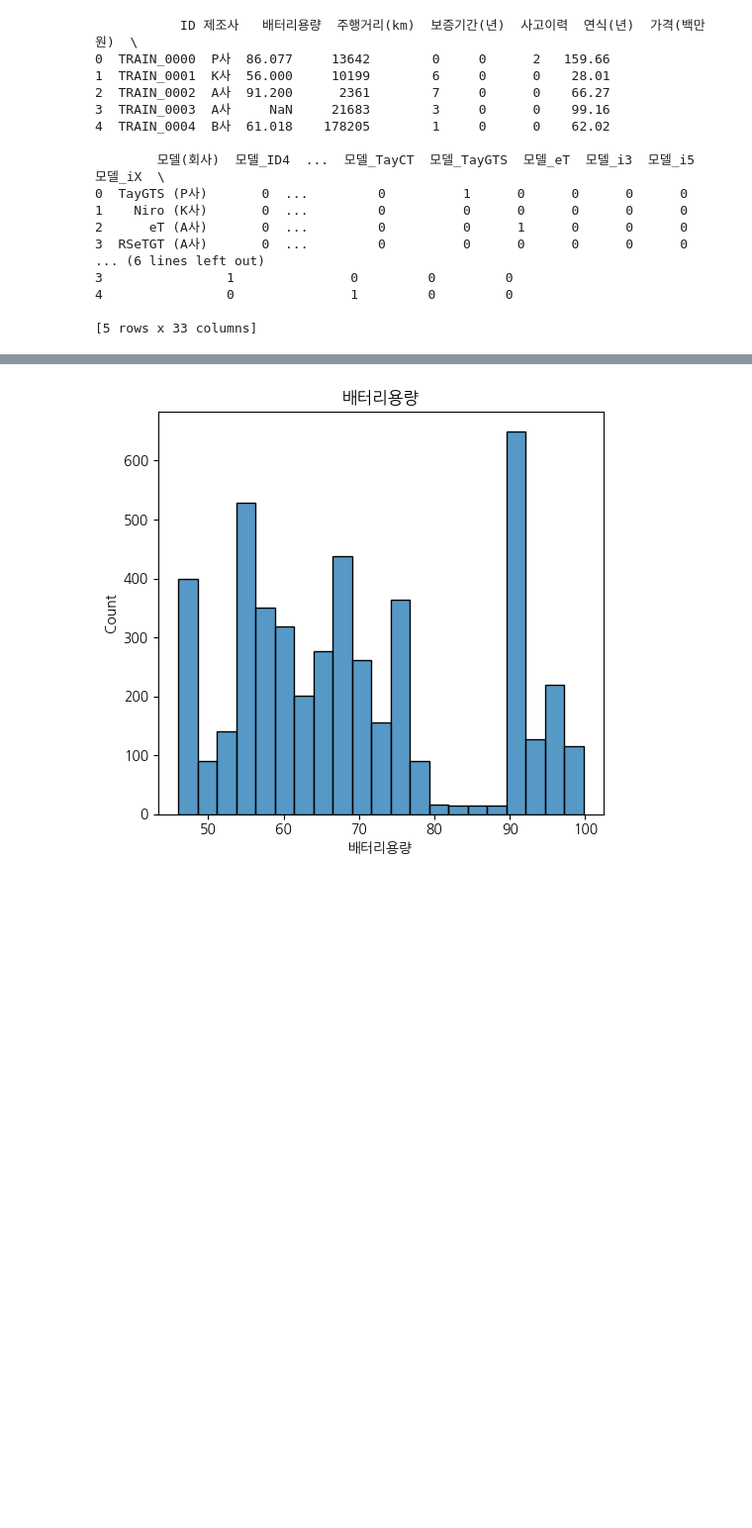
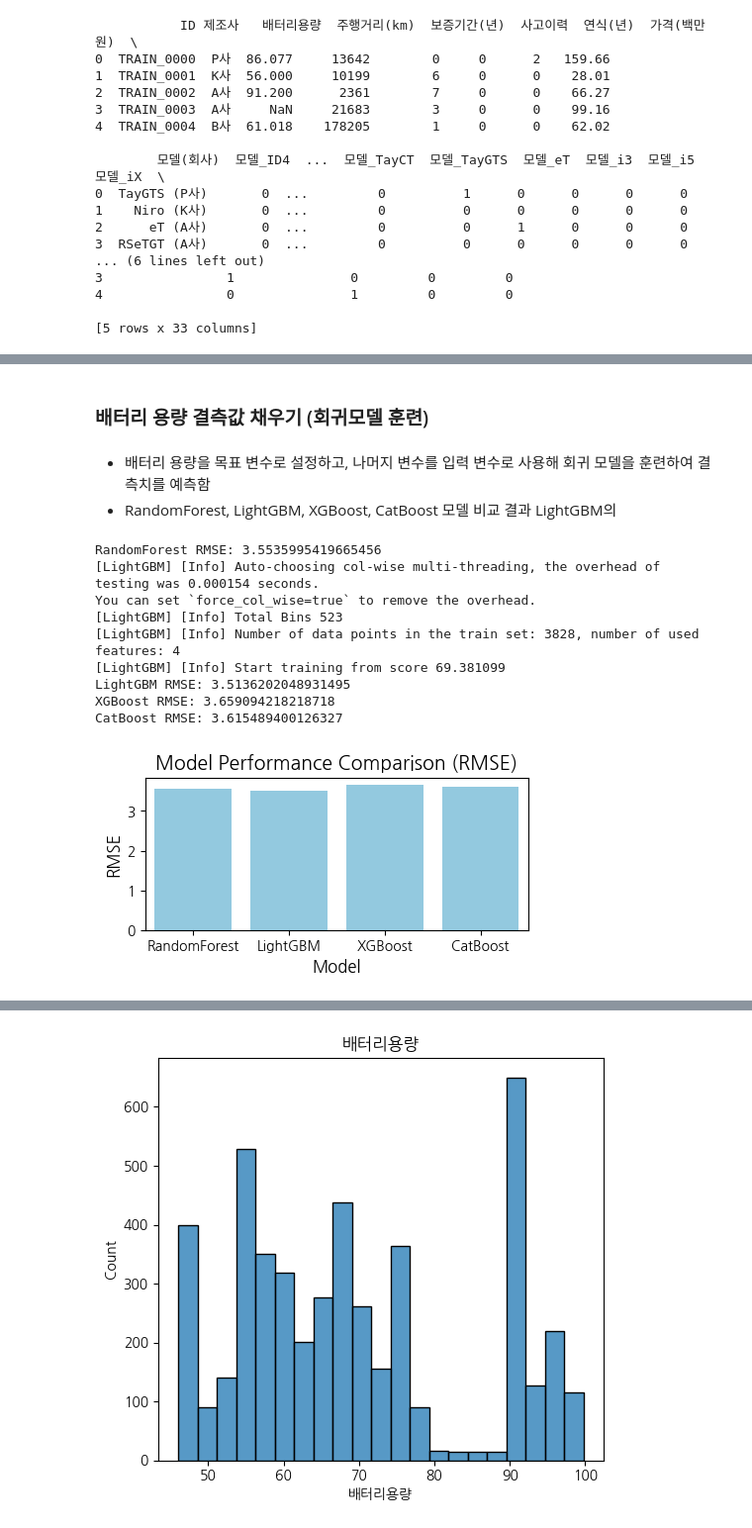
Before and after one commit to Lucypothesis/EV-price-prediction-hackathon, a Jupyter notebook: baseline.ipynb, the cells around one changed output, grey strips where cells are left out. Shown: that part at 99% size. Cells and saved outputs as stored; diff of their text form; code cells hidden in the pictures; blank space fills up the shorter version.

```diff
--- a/baseline.ipynb
+++ b/baseline.ipynb
@@ -255,0 +297,61 @@ plt.show()
+# %% [markdown]
+### 배터리 용량 결측값 채우기 (회귀모델 훈련)
+# %% [markdown]
+- 배터리 용량을 목표 변수로 설정하고, 나머지 변수를 입력 변수로 사용해 회귀 모델을 훈련하여 결측치를 예측함
+- RandomForest, LightGBM, XGBoost, CatBoost 모델 비교 결과 LightGBM의
+# %%
+# 결측값이 없는 데이터와 결측값이 있는 데이터 분리
+train_data_no_na = encoded_data.dropna(subset=['배터리용량']).copy()
+train_data_with_na = encoded_data[encoded_data['배터리용량'].isnull()].copy()
+
+
+# 사용 변수 선택
+features = ['보증기간(년)', '가격(백만원)', '주행거리(km)', '차량상태_Pre-Owned']
+
+# 결측값이 없는 데이터 준비
+X = train_data_no_na[features]
+y = train_data_no_na['배터리용량']
+
+# 결측값이 있는 데이터 준비
+X_missing = train_data_with_na[features]
+
+# 학습 데이터와 검증 데이터 분리
+X_train, X_val, y_train, y_val = train_test_split(X, y, test_size=0.2, random_state=42)
+# %%
+# 모델 리스트
+models = {
+    "RandomForest": RandomForestRegressor(random_state=42),
+    "LightGBM": LGBMRegressor(random_state=42),
+    "XGBoost": XGBRegressor(random_state=42),
+    "CatBoost": CatBoostRegressor(random_state=42, verbose=0)
+}
+
+# 결과 저장
+model_performance = {}
+
+# 모델 비교
+for name, model in models.items():
+    model.fit(X_train, y_train)
+    y_pred = model.predict(X_val)
+    rmse = root_mean_squared_error(y_val, y_pred)  # RMSE 계산
+    model_performance[name] = rmse
+    print(f"{name} RMSE: {rmse}")
+
+# 시각화
+plt.figure(figsize=(5, 2))
+sns.barplot(x=list(model_performance.keys()), y=list(model_performance.values()), color='skyblue')
+plt.title("Model Performance Comparison (RMSE)", fontsize=14)
+plt.ylabel("RMSE", fontsize=12)
+plt.xlabel("Model", fontsize=12)
+plt.show()
+# %% [output]
+RandomForest RMSE: 3.5535995419665456
+[LightGBM] [Info] Auto-choosing col-wise multi-threading, the overhead of testing was 0.000154 seconds.
+You can set `force_col_wise=true` to remove the overhead.
+[LightGBM] [Info] Total Bins 523
+[LightGBM] [Info] Number of data points in the train set: 3828, number of used features: 4
+[LightGBM] [Info] Start training from score 69.381099
+LightGBM RMSE: 3.5136202048931495
+XGBoost RMSE: 3.659094218218718
+CatBoost RMSE: 3.615489400126327
+[figure, added]
```
Also changed, not shown: parts of 11 cells of this notebook, 7 other files.
